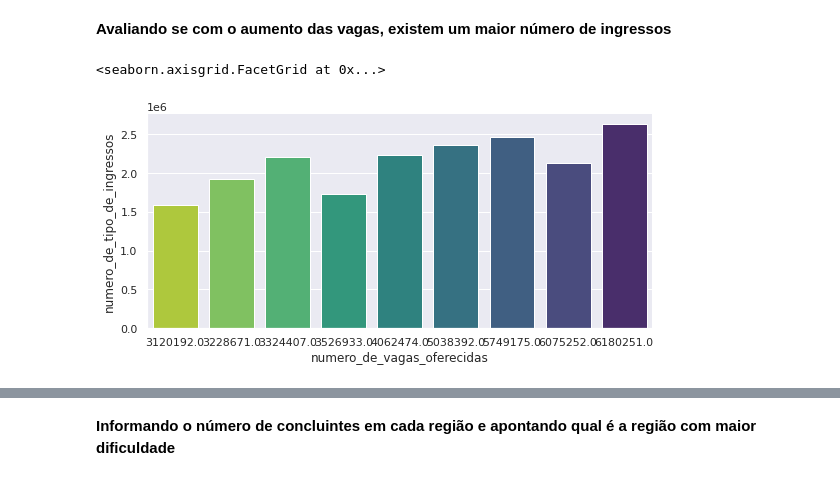
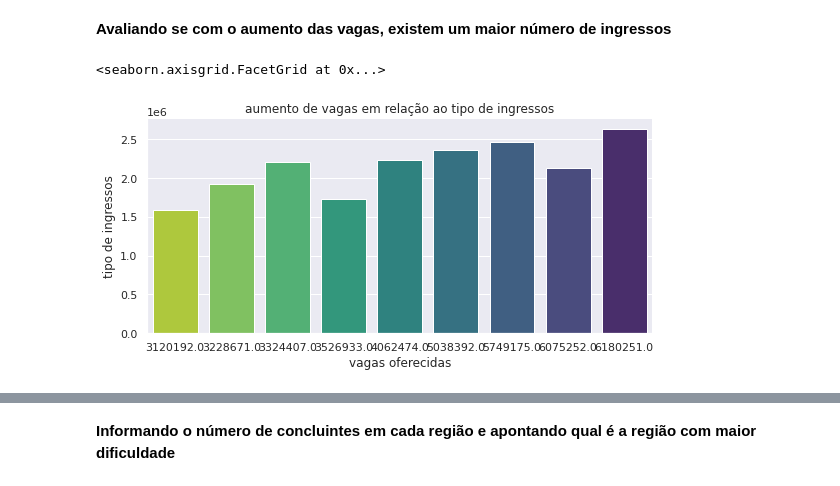
Before and after one commit to allefa/concurso-Ciencia-de-Dados, a Jupyter notebook: concurso_data_sciennce_t2.ipynb, the cells around one changed output, grey strips where cells are left out. Cells and saved outputs as stored; diff of their text form; code cells hidden in the pictures.

```diff
--- a/concurso_data_sciennce_t2.ipynb
+++ b/concurso_data_sciennce_t2.ipynb
@@ -87,12 +88,13 @@ df.sample(5)
 **Avaliando se com o aumento das vagas, existem um maior número de ingressos**
 # %%
 selecao = df.query("nome_regiao =='brasil'")
-sns.catplot(data=selecao,x="numero_de_vagas_oferecidas",y="numero_de_tipo_de_ingressos",
+g = sns.catplot(data=selecao,x="numero_de_vagas_oferecidas",y="numero_de_tipo_de_ingressos",
             kind="bar",aspect=2,height=4,palette="viridis_r")
+g.set(xlabel="vagas oferecidas",ylabel="tipo de ingressos",title="aumento de vagas em relação ao tipo de ingressos")
 #o gráfico a seguir nos mostra que, no geral, temos um aumento no tipo de ingresos quando as vagas aumentam
 # %% [output]
 <seaborn.axisgrid.FacetGrid at 0x...>
-[figure, old version]
+[figure, new version]
 # %%
 selecao.head(3)
 # %% [output]
```
Also changed, not shown: parts of 5 cells of this notebook.
